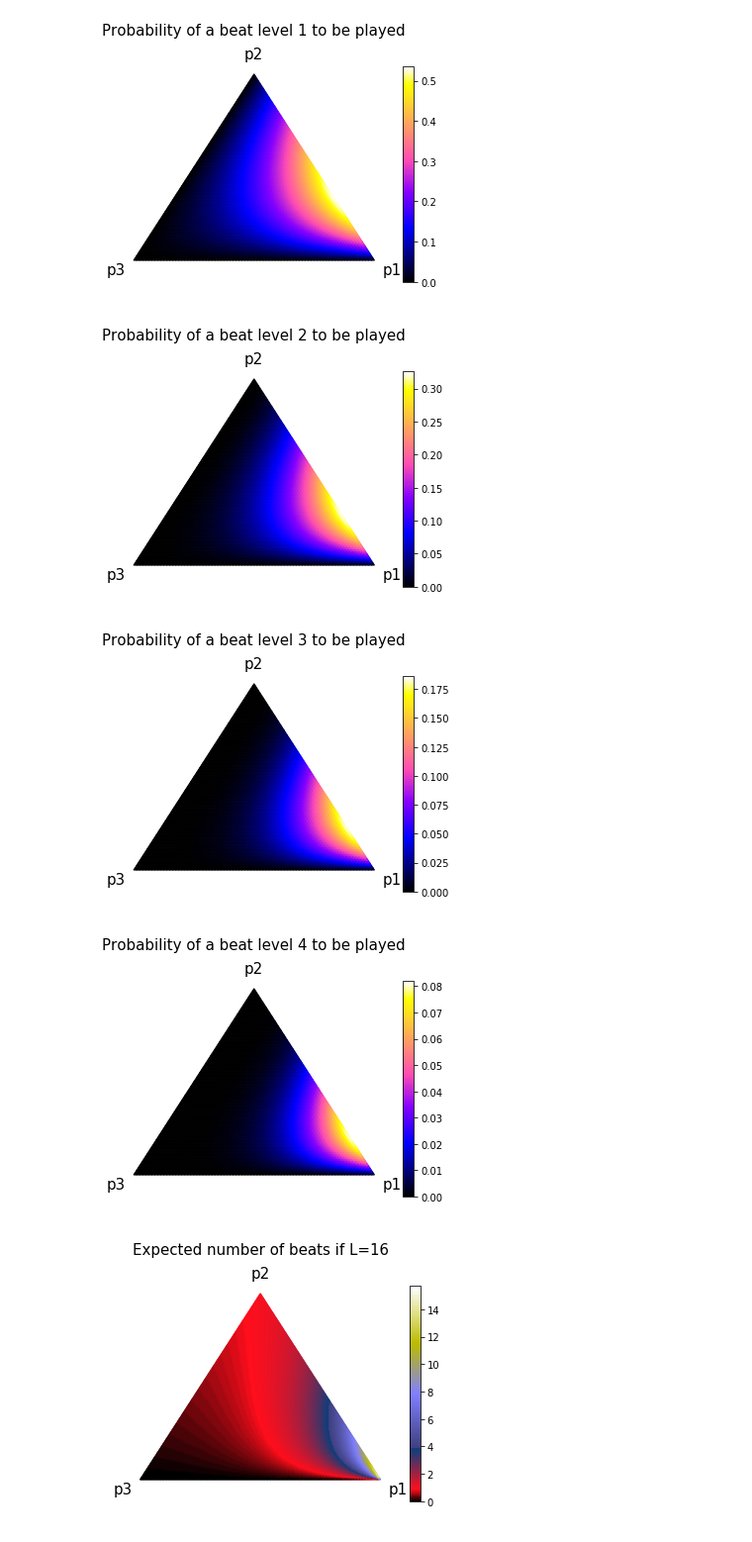
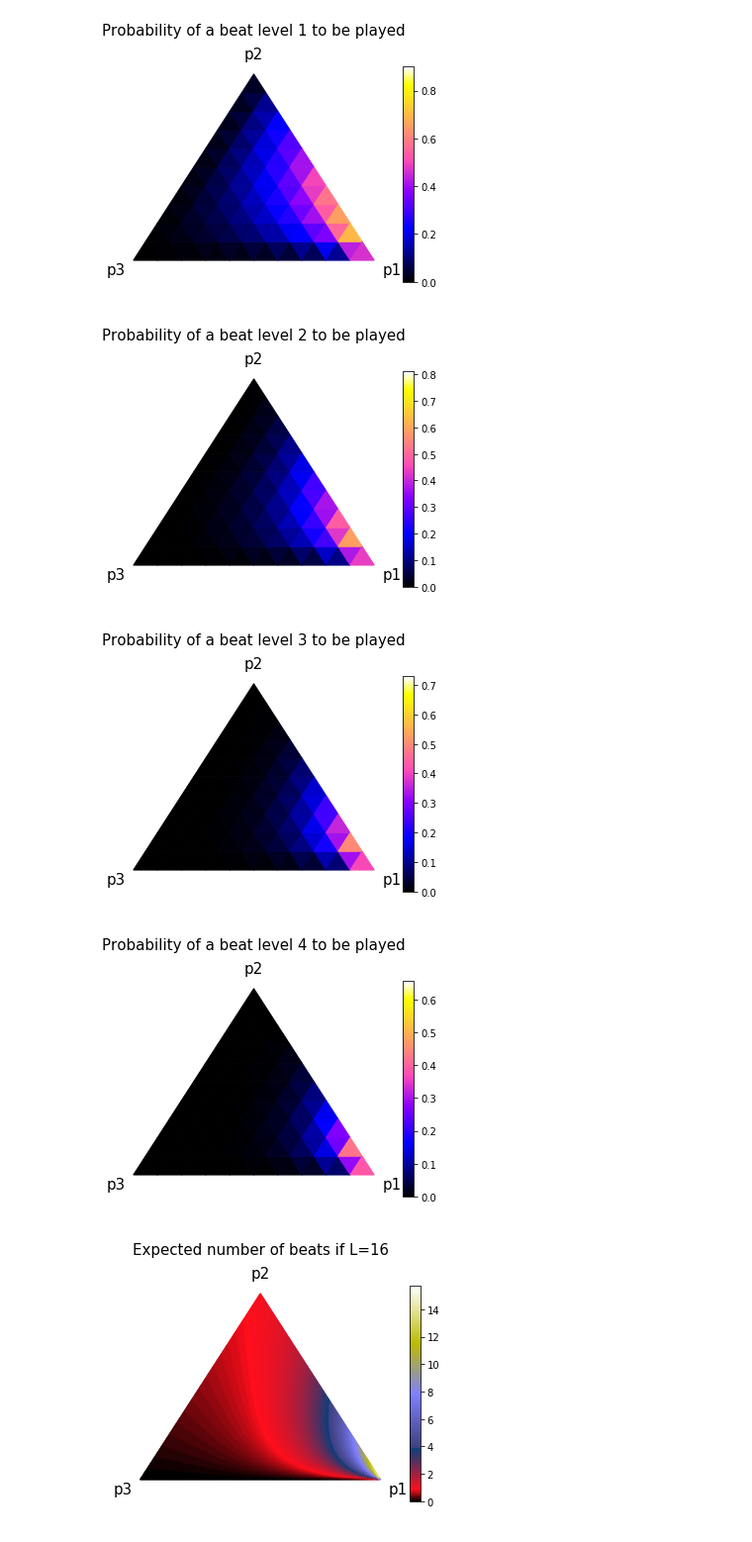
Before and after one commit to lucieperrotta/DCML, a Jupyter notebook: Grammar.ipynb, the cells around one changed output. Shown at 99% size. Cells and saved outputs as stored; diff of their text form; code cells hidden in the pictures.

```diff
--- a/Grammar.ipynb
+++ b/Grammar.ipynb
@@ -18,9 +19,9 @@ L = 16 # length of measure
 N = int(np.log2(L)+1) # Number of levels (including 0)
 bpm = 400 # bpm
 
-p1 = 0.1 # Split 2 prob
-p2 = 0.9 # Play beat prob (p3 is computed automatically)
-p4 = 1 # Play beat in final level; NOT MADATORY, can be automatic of not defined
+p1 = 0.725 # Split 2 prob
+p2 = 0.275 # Play beat prob (p3 is computed automatically)
+p4 = 1 # Play beat in final level; NOT MANDATORY, can be automatic of not defined
 # %%
 # Function which chooses a rule according to the probs
 def choose_rule(size, p1, p2, p4=None):
@@ -57,14 +58,16 @@ def p4_from_p1p2(p1, p2, p4=None):
     return p4
 # %%
 # Rhythm generation
-def generate_rhythm(size, volume):
+def generate_rhythm(size, volume, p1, p2, p4=None):
     rhythm = np.zeros(size)
 
     # Recursion
-    rule = choose_rule(size, p1, p2)
+    rule = choose_rule(size, p1, p2, p4)
 
     if (rule == 1):
-        rhythm = np.append( generate_rhythm(int(size/2), volume*1) , generate_rhythm(int(size/2), volume*0.98) )
+        rhythm = np.append(
+            generate_rhythm(int(size/2), volume*0.98, p1, p2, p4),
+            generate_rhythm(int(size/2), volume*0.98, p1, p2, p4))
     if (rule == 2):
         rhythm[0] = volume
     return rhythm
@@ -76,7 +79,7 @@ def generate_tempo(size):
     return tempo
 # %%
 #Generate the audio beat and play it
-rhythm = generate_rhythm(L, 200)
+rhythm = generate_rhythm(L, 200, p1, p2)
 plt.plot(rhythm, 'bo')
 plt.show()
 
@@ -193,11 +228,10 @@ plt.show()
 # %%
 # Simplex search for ternary plotting
-scale = 80
+scale = 10
 def generate_heatmap_data(scale=scale, level=0):
-    from ternary.helpers import simplex_iterator
     d = dict()
     for (i, j, k) in simplex_iterator(scale):
-        d[(i, j, k)] = probs_in_order(L, i/scale, j/scale, 0)[level]
+        d[(i, j, k)] = probs_in_order(L, i/scale, j/scale)[level]
     return d
 
 for level in range(N):
@@ -220,7 +254,7 @@ plt.show()
-[figure, old version]
+[figure, new version]
-[figure, old version]
+[figure, new version]
-[figure, old version]
+[figure, new version]
-[figure, old version]
+[figure, new version]
 # %%
 #Graph for expected number of beats
 scale = 160
```
Also changed, not shown: parts of 9 cells of this notebook.
